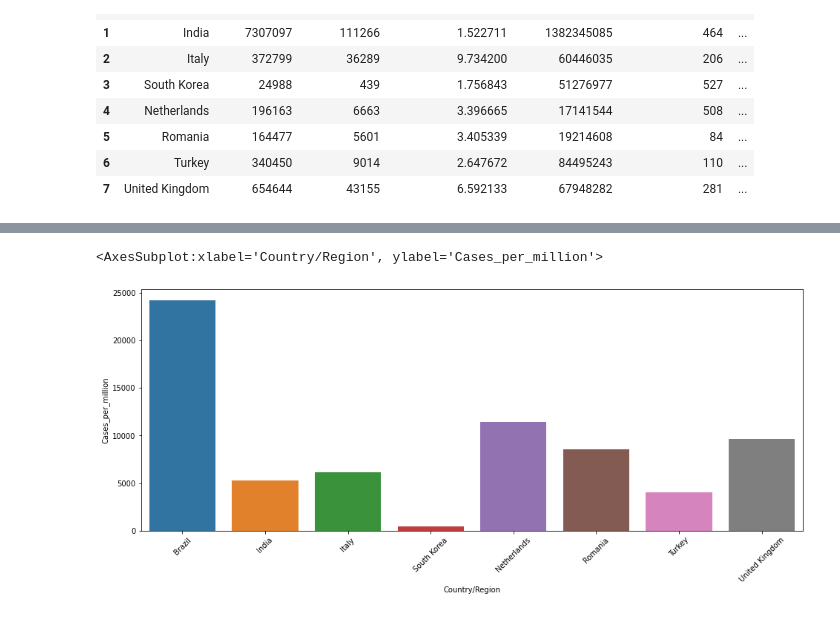
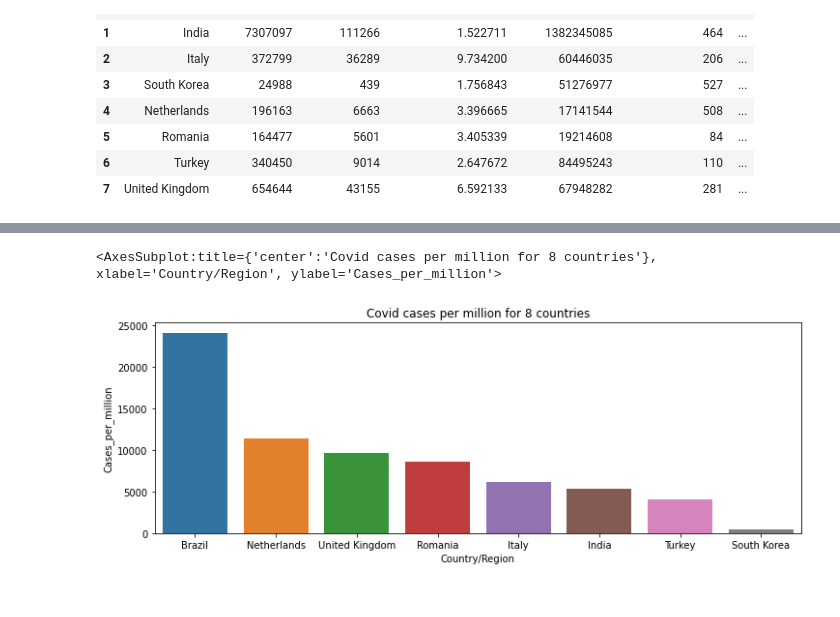
Before and after one commit to fjmutsters/covid19, a Jupyter notebook: Code/8_countries_analysis.ipynb, the cells around one changed output, grey strips where cells are left out. Saved outputs shown, nothing was run; the diff lists cells and outputs as text; code cells hidden in the pictures.

```diff
--- a/Code/8_countries_analysis.ipynb
+++ b/Code/8_countries_analysis.ipynb
@@ -271,3 +271,6 @@ covid_countries
 | 5 | Romania | 164477 | 5601 | 3.405339 | 19214608 | 84 | ... |
 | 6 | Turkey | 340450 | 9014 | 2.647672 | 84495243 | 110 | ... |
 | 7 | United Kingdom | 654644 | 43155 | 6.592133 | 67948282 | 281 | ... |
+# %%
+covid_countries_sorted1 = covid_countries.sort_values('Cases_per_million', ascending = False)
+covid_countries_sorted1
@@ -274,9 +287,10 @@ covid_countries
 # %%
 #figure of covid cases per million per country
 
-fig, ax = plt.subplots(figsize=(16, 6))
-plt.xticks(rotation = 45)
-sns.barplot(data = covid_countries, x = 'Country/Region', y = 'Cases_per_million')
+fig, ax = plt.subplots(figsize=(12, 4))
+plt.xticks(rotation = 0)
+ax.set_title('Covid cases per million for 8 countries')
+sns.barplot(data = covid_countries_sorted1, x = 'Country/Region', y = 'Cases_per_million')
 # %% [output]
-<AxesSubplot:xlabel='Country/Region', ylabel='Cases_per_million'>
+<AxesSubplot:title={'center':'Covid cases per million for 8 countries'}, xlabel='Country/Region', ylabel='Cases_per_million'>
-[figure, old version]
+[figure, new version]
```
Also changed, not shown: parts of 9 cells of this notebook, 5 other files.
